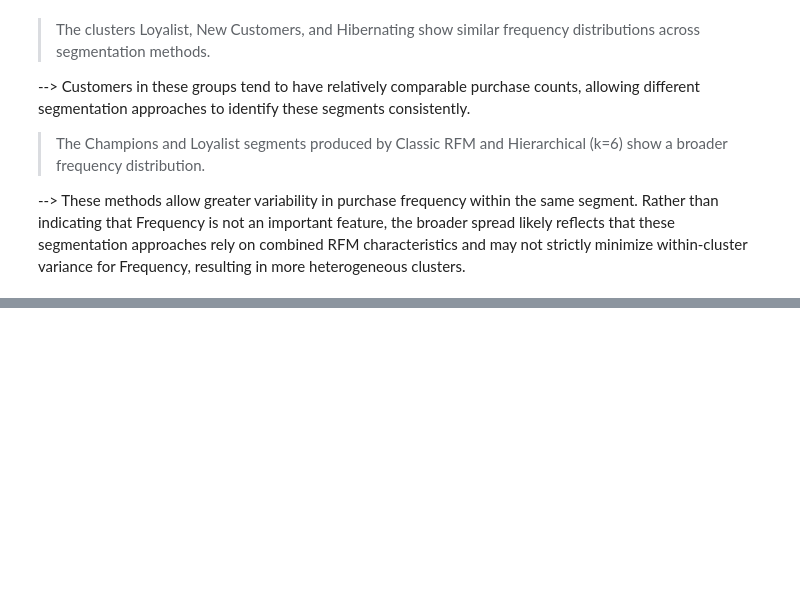
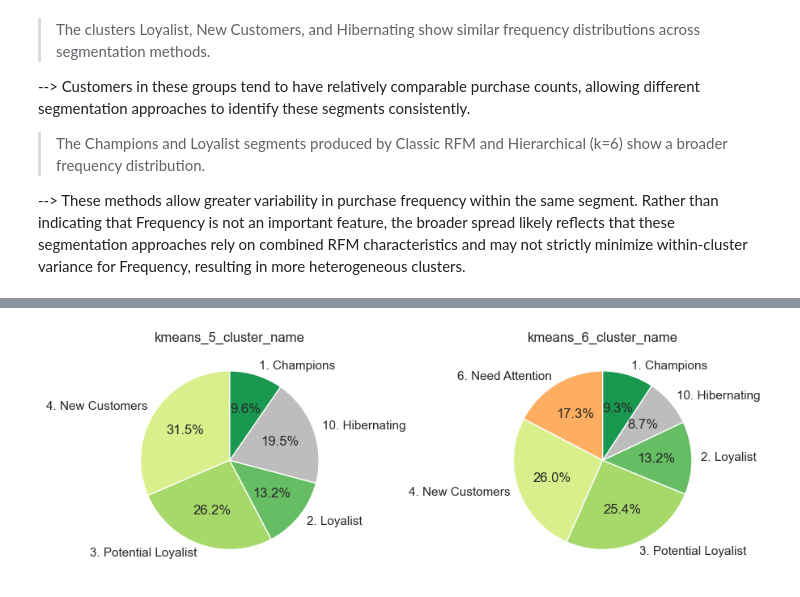
Before and after one commit to liemnh98/LJMU-Data-Science-Masters-Dissertation, a Jupyter notebook: 7-model_comparison.ipynb, the cells around one changed output, grey strips where cells are left out. Cells and saved outputs as stored; diff of their text form; code cells hidden in the pictures; blank space fills up the shorter version.

```diff
--- a/7-model_comparison.ipynb
+++ b/7-model_comparison.ipynb
@@ -303,0 +425,5 @@ plt.show()
+# %%
+# Convert to dataframe
+rfm_df_scaled = pd.DataFrame(rfm_df_scaled)
+rfm_df_scaled.columns = ['recency', 'frequency', 'monetary']
+rfm_df_scaled.head()
@@ -303,0 +437,21 @@ plt.show()
+# %%
+results = []
+
+for col in [
+    'kmeans_5_cluster_id',
+    'kmeans_6_cluster_id',
+    'hier_5_cluster_id',
+    'hier_6_cluster_id'
+]:
+    labels = combined_df[col]
+
+    results.append({
+        "model": col,
+        "n_clusters": len(set(labels)),
+        "silhouette_score": silhouette_score(rfm_df_scaled, labels),
+        "calinski_harabasz_score": calinski_harabasz_score(rfm_df_scaled, labels),
+        "davies_bouldin_score": davies_bouldin_score(rfm_df_scaled, labels)
+    })
+
+metrics_df = pd.DataFrame(results)
+metrics_df.sort_values(by="silhouette_score", ascending=False).round(3)
@@ -303,0 +523,16 @@ plt.show()
+# %%
+cols = ['kmeans_5_cluster_name', 'kmeans_6_cluster_name']
+
+fig, axes = plt.subplots(1, 2, figsize=(9,4))
+
+for ax, col in zip(axes, cols):
+    counts = kmeans_df[col].value_counts().sort_index(ascending=False)
+    colors = [color_map[i] for i in counts.index]
+
+    ax.pie(counts, labels=counts.index, colors=colors, autopct='%1.1f%%', startangle=90)
+    ax.set_title(col)
+
+plt.tight_layout()
+plt.show()
+# %% [output]
+[figure, added]
```
Also changed, not shown: parts of 23 cells of this notebook, 2 other files.
